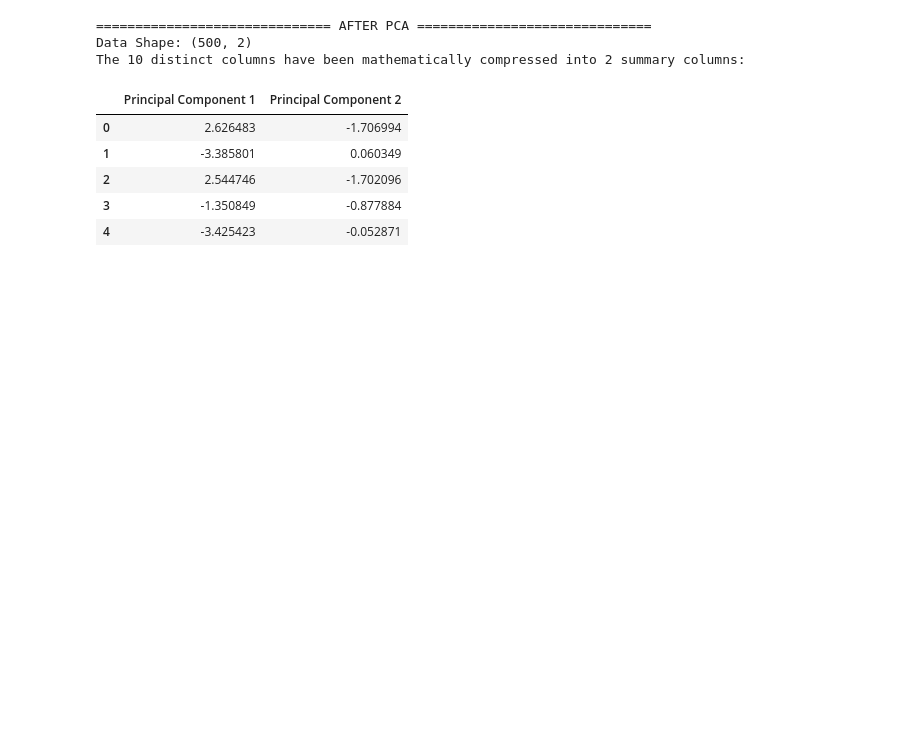
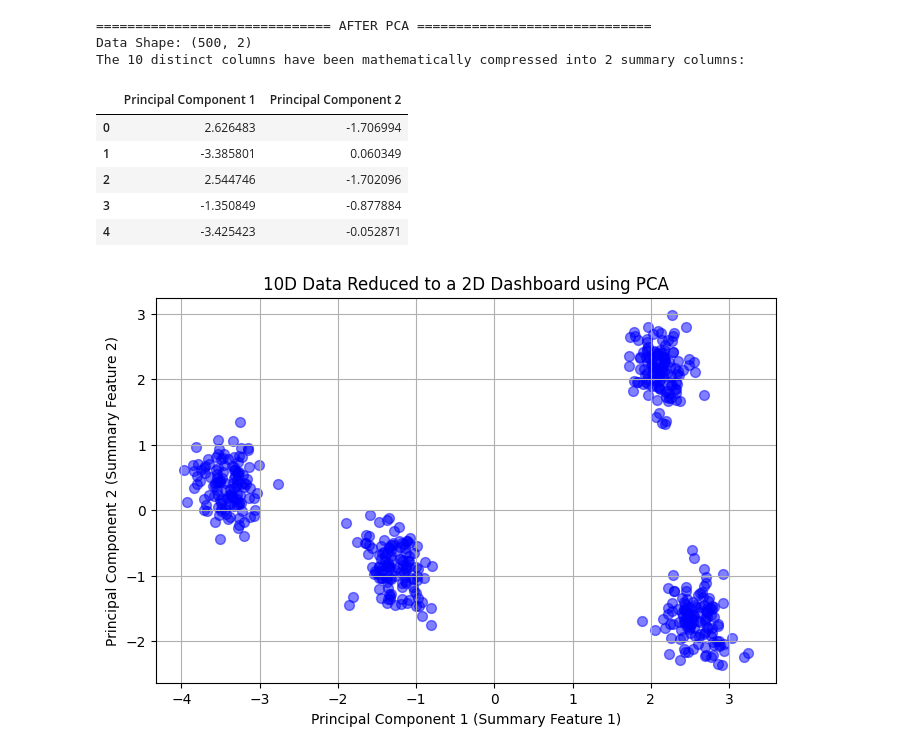
Before and after one commit to YS-Pundir/Machine-Learning-Foundations, a Jupyter notebook: Unsupervised Learning & Advanced Pipelines/PCA/PCA.ipynb, the cells around one changed output. Drawn from its saved outputs; the diff is of its cells as text; code cells hidden in the pictures; blank space fills up the shorter version.

Commit message:
adding the plot of  the reduced data

```diff
--- a/Unsupervised Learning & Advanced Pipelines/PCA/PCA.ipynb
+++ b/Unsupervised Learning & Advanced Pipelines/PCA/PCA.ipynb
@@ -69,3 +69,14 @@ The 10 distinct columns have been mathematically compressed into 2 summary colum
 | 2 | 2.544746 | -1.702096 |
 | 3 | -1.350849 | -0.877884 |
 | 4 | -3.425423 | -0.052871 |
+# %%
+# 4. Because we only have 2 columns now, we can finally visualize our data!
+plt.figure(figsize=(8, 5))
+plt.scatter(df_pca["Principal Component 1"], df_pca["Principal Component 2"], c='blue', alpha=0.5, s=50)
+plt.title("10D Data Reduced to a 2D Dashboard using PCA")
+plt.xlabel("Principal Component 1 (Summary Feature 1)")
+plt.ylabel("Principal Component 2 (Summary Feature 2)")
+plt.grid(True)
+plt.show()
+# %% [output]
+[figure, added]
```
